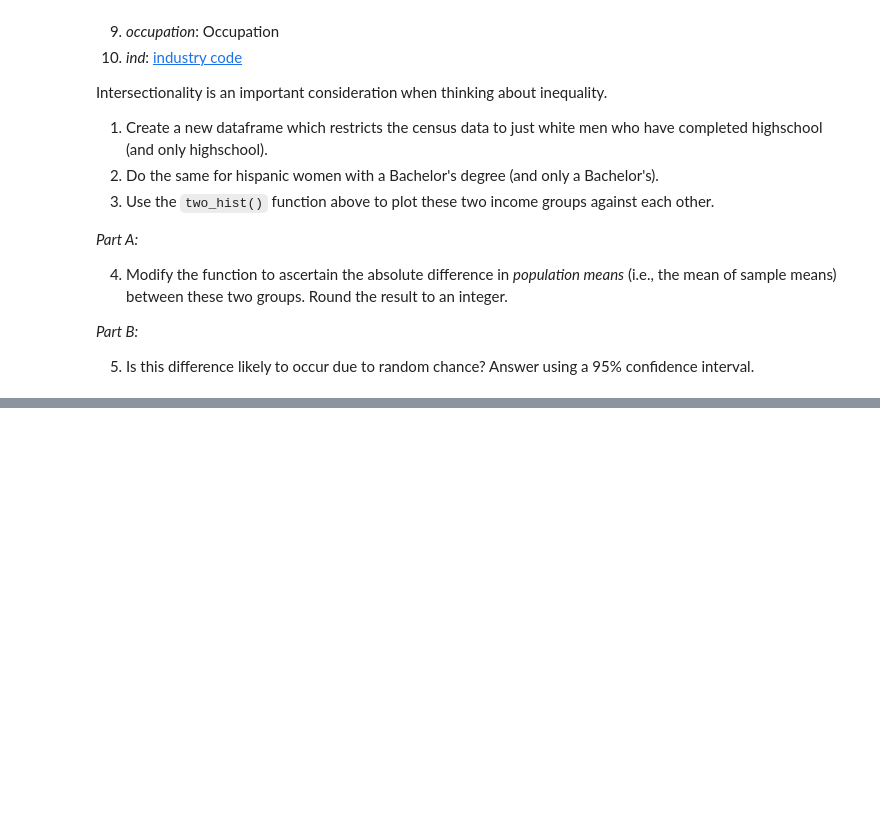
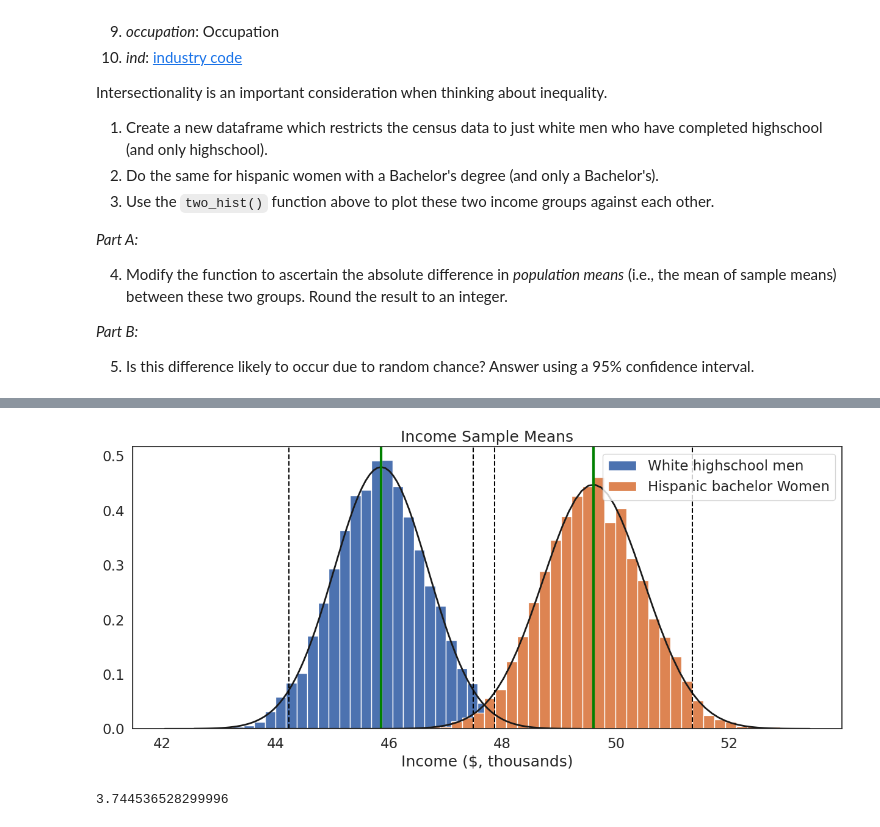
Before and after one commit to Sree-git4/QM2, a Jupyter notebook: notebooks/W05. Distributions and Basic Statistics.ipynb, the cells around one changed output, grey strips where cells are left out. Saved outputs shown, nothing was run; the diff lists cells and outputs as text; code cells hidden in the pictures; blank space fills up the shorter version.

```diff
--- a/notebooks/W05. Distributions and Basic Statistics.ipynb
+++ b/notebooks/W05. Distributions and Basic Statistics.ipynb
@@ -538,0 +635,5 @@ Intersectionality is an important consideration when thinking about inequality.
+# %%
+two_hist([men_df, women_df],['White highschool men', 'Hispanic bachelor Women'], 'Income ($, thousands)', "Income Sample Means")
+# %% [output]
+[figure, added]
+3.744536528299996
```
Also changed, not shown: parts of 19 cells of this notebook.
